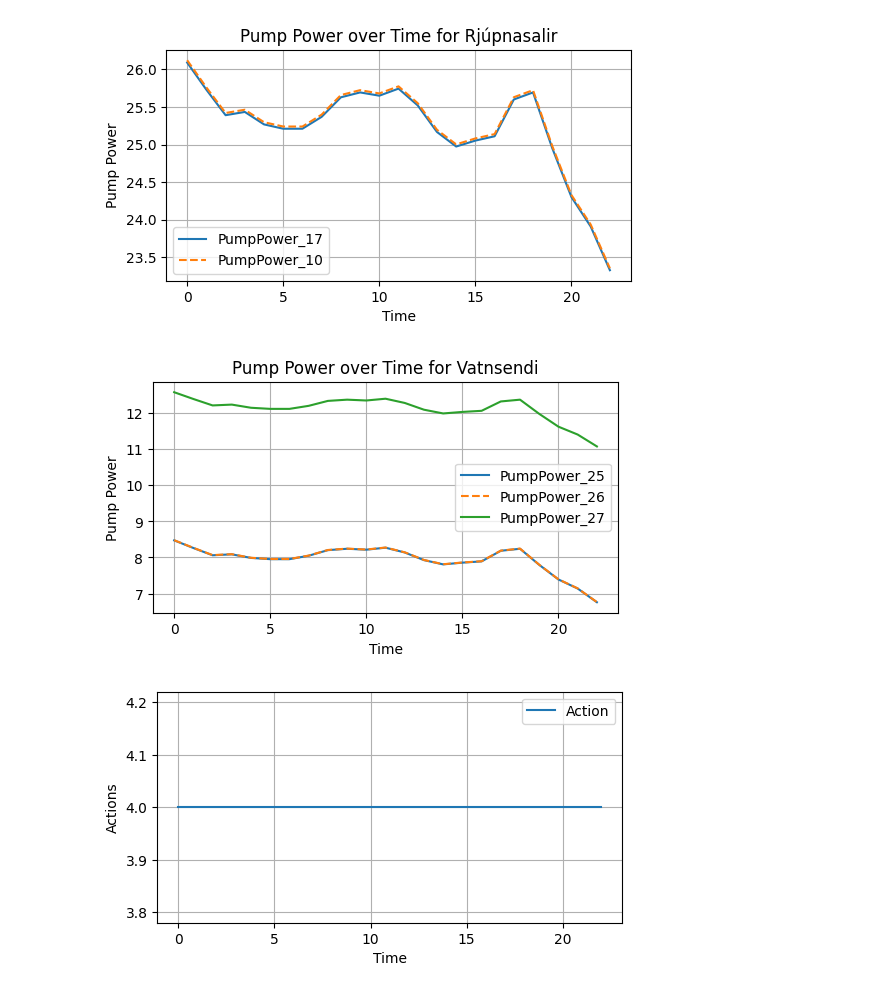
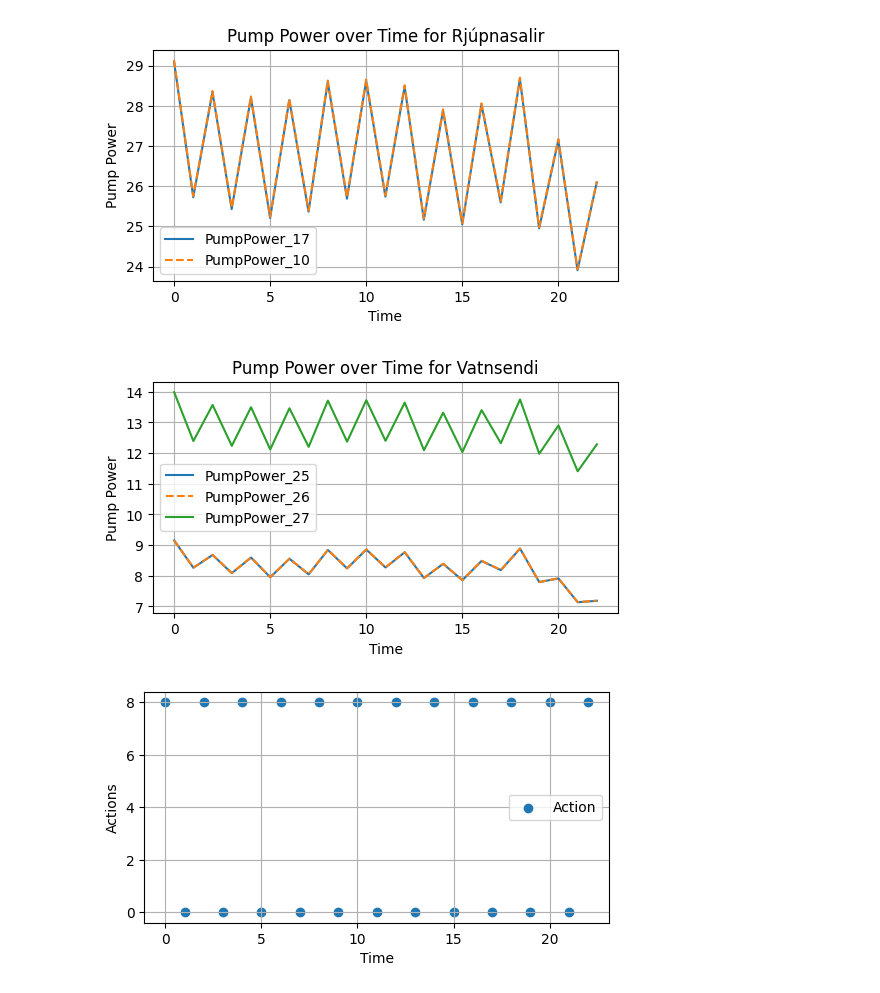
Before and after one commit to frodibrooks/OptimisedHeating, a Jupyter notebook: validation/plot_validation.ipynb, the cells around one changed output. Saved outputs shown, nothing was run; the diff lists cells and outputs as text; code cells hidden in the pictures.

```diff
--- a/validation/plot_validation.ipynb
+++ b/validation/plot_validation.ipynb
@@ -2,7 +2,7 @@
 import pandas as pd
 import matplotlib.pyplot as plt
 # %%
-csv_path = "/Users/frodibrooks/Desktop/DTU/Thesis/OptimisedHeating/validation/validation_full_log.csv"
+csv_path = "/Users/frodibrooks/Desktop/DTU/Thesis/OptimisedHeating/validation/validation_full_log_agent4.csv"
 agent_results_df = pd.read_csv(csv_path)
 # %%
 # Set 'Step' as the index
@@ -44,7 +44,7 @@ plt.legend()
 # Show the plot
 plt.show()
 # %% [output]
-[figure, old version]
+[figure, new version]
 # %%
 
 plt.figure(figsize=(6, 3))
@@ -70,28 +70,28 @@ plt.legend()
 # Show the plot
 plt.show()
 # %% [output]
-[figure, old version]
+[figure, new version]
 # %%
 
 plt.figure(figsize=(6, 3))
 
 # Plot the 'PumpPower_17' data
-plt.plot(agent_results_df.index, agent_results_df['Action'], label='Action')
+plt.scatter(agent_results_df.index, agent_results_df['Action'], label='Action')
 
 
 # Add labels and title
 plt.xlabel("Time")
 plt.ylabel("Actions")
 # plt.title("Pump Power over Time for Vatnsendi")
 plt.grid(True)
 
 # Display the legend
 plt.legend()
 
 # Show the plot
 plt.show()
 # %% [output]
-[figure, old version]
+[figure, new version]
 # %%
 
 plt.figure(figsize=(6, 3))
```
Also changed, not shown: parts of 6 cells of this notebook, 12 other files.
